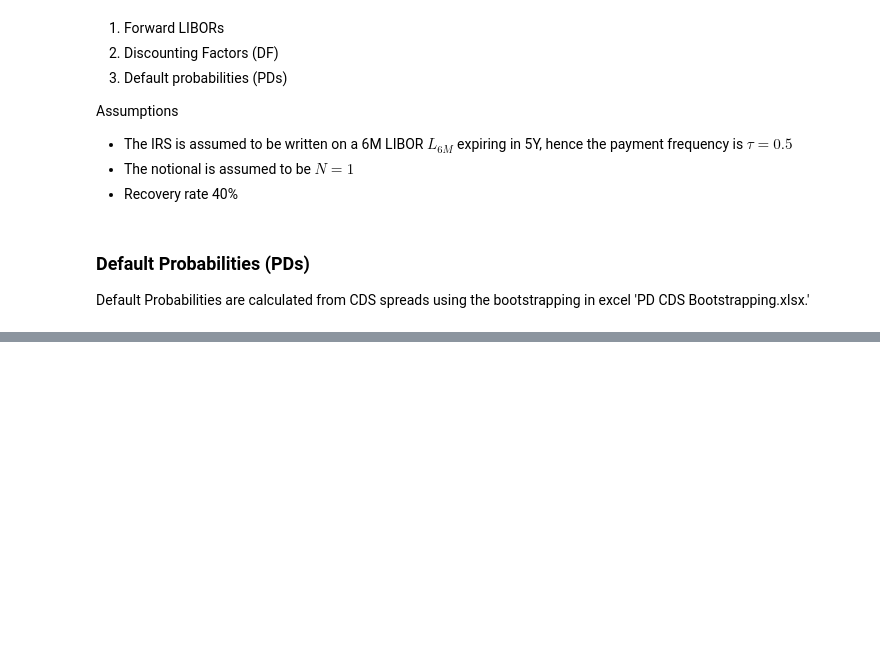
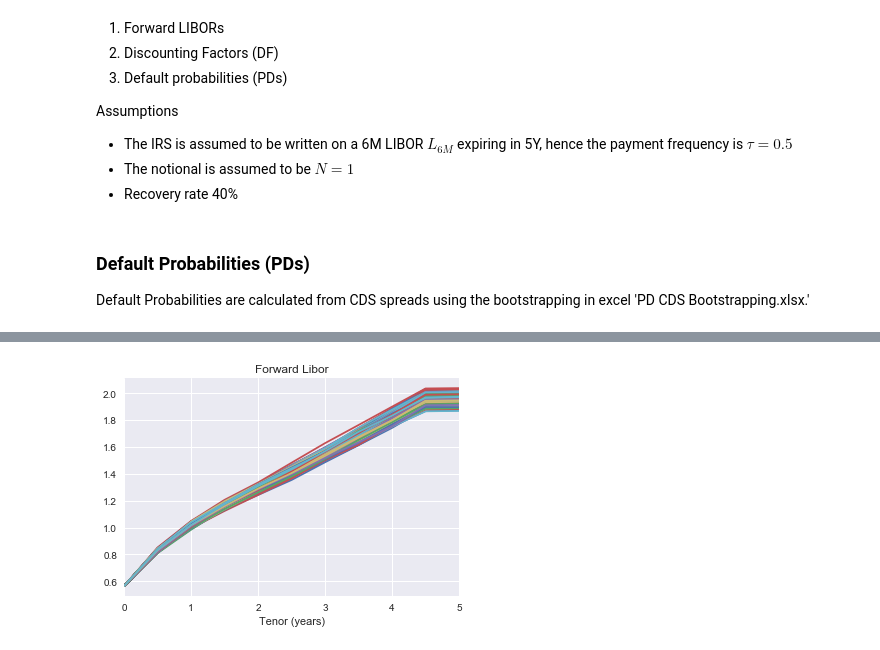
Before and after one commit to anchalsri82/Python, a Jupyter notebook: CVA/CVA.ipynb, the cells around one changed output, grey strips where cells are left out. Drawn from its saved outputs; the diff is of its cells as text; code cells hidden in the pictures; blank space fills up the shorter version.

```diff
--- a/CVA/CVA.ipynb
+++ b/CVA/CVA.ipynb
@@ -94,0 +120,73 @@ IFrame("PCA_Chart.pdf", width=600, height=450)
+# %%
+from __future__ import division
+import numpy as np
+import pandas as pd
+import math
+
+M = 451
+I = 451
+n_tau = 50
+dt = 0.01
+shape_3D = (M + 1, I, n_tau + 1)
+np.random.seed(1000)
+
+data = pd.read_csv("CVAParams.csv", index_col=0)
+mu = np.array(data.iloc[0, :], dtype=np.float)
+vol1 = np.array(data.iloc[1, :], dtype=np.float)
+vol2 = np.array(data.iloc[2, :], dtype=np.float)
+vol3 = np.array(data.iloc[3, :], dtype=np.float)
+S0 = np.array(data.iloc[4, :], dtype=np.float)
+#print(data.columns)
+tau = np.array(data.columns, dtype=np.float)
+d_S_plus = np.diff(S0)
+d_S_plus = np.append(d_S_plus, d_S_plus[-1])
+d_tau = np.diff(tau)
+d_tau = np.append(d_tau, d_tau[-1])
+
+
+t_m = np.zeros((M + 1), dtype=np.float)
+S_plus_m = np.zeros(shape_3D, dtype=np.float)
+
+t_m[0] = 0.0
+S_plus_m[0][:] = S0
+S_minus_m = S_plus_m.copy()
+
+for i in range(1, M + 1):
+    #if i % 10 == 0:
+        #print ('i=%d' % i)
+
+    rand1 = np.random.standard_normal((I, 1))
+    rand2 = np.random.standard_normal((I, 1))
+    rand3 = np.random.standard_normal((I, 1))
+
+    d_S_plus = np.diff(S_plus_m[i-1][:])
+    d_S_plus = np.hstack((d_S_plus, d_S_plus[:, -1].reshape(I, 1)))
+    d_S_minus = np.diff(S_minus_m[i-1][:])
+    d_S_minus = np.hstack((d_S_minus, d_S_minus[:, -1].reshape(I, 1)))
+
+    t_m[i] = round(t_m[i - 1] + dt,2)
+    S_plus_m[i][:] = S_plus_m[i - 1][:] + mu * dt + (vol1 * rand1 + vol2 * rand2 + vol3 * rand3) * math.sqrt(dt) + (d_S_plus / d_tau) * dt
+    S_minus_m[i][:] = S_minus_m[i - 1][:] + mu * dt + (vol1 * (-rand1) + vol2 * (-rand2) + vol3 * (-rand3)) * math.sqrt(dt) + (d_S_minus / d_tau) * dt
+
+data2 = pd.read_csv("CVAInput.csv", index_col=0)
+
+col_names = ['Sim' + str(x) for x in range(1, I + 1)]
+f_plus = pd.DataFrame(index=data2.index, columns=col_names, dtype=np.float)
+i = 0
+
+for index, row in f_plus.iterrows():
+    f_plus.loc[index, :] = S_plus_m[int(i), :, 1]
+    i += 50
+    if i>S_plus_m.shape[0]:
+        i=S_plus_m.shape[0]-1
+
+freq = 0.5
+L_plus = (1.0 / freq) * (np.exp(f_plus * freq) - 1.0)
+K_plus = L_plus.iloc[0, :][0]
+L_plus_masked = np.ma.masked_where(L_plus < K_plus, L_plus)
+
+L_plus.iloc[:, 0:450].plot(title='Forward Libor')
+_ = plt.xlabel('Tenor (years)')
+_ = plt.legend('')  # remove legend
+# %% [output]
+[figure, added]
```
Also changed, not shown: parts of 20 cells of this notebook, 11 other files.
